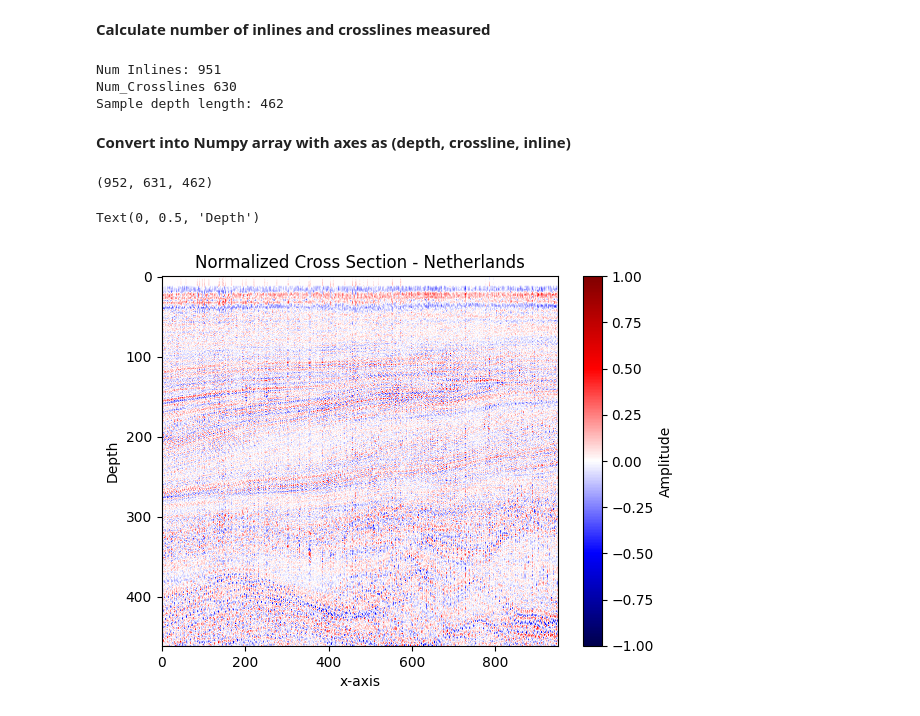
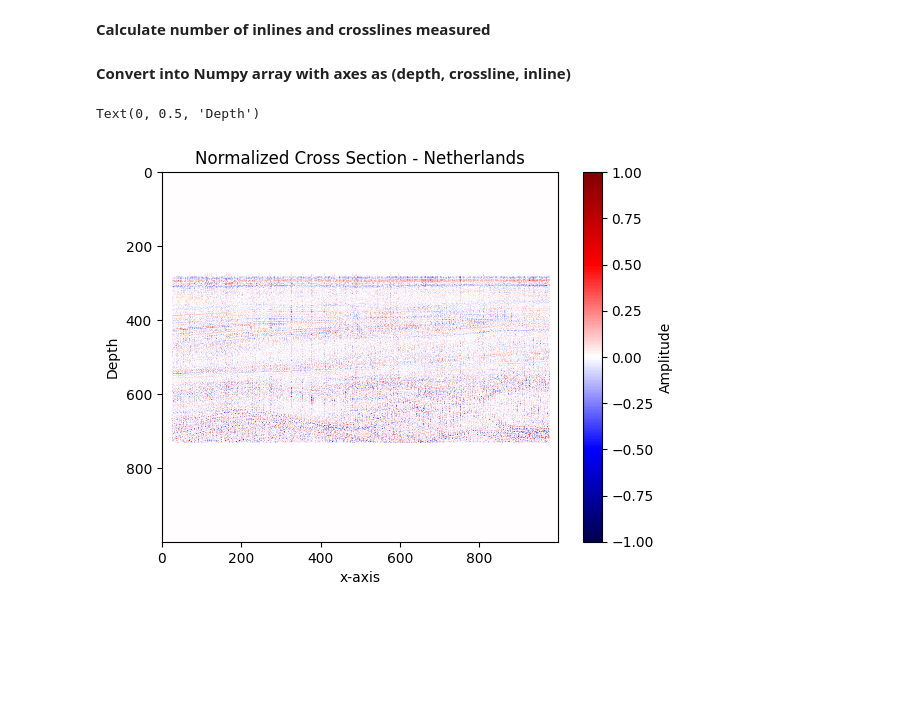
Before and after one commit to crbuch/SeismicML, a Jupyter notebook: main.ipynb, the cells around one changed output. Cells and saved outputs as stored; diff of their text form; code cells hidden in the pictures; blank space fills up the shorter version.

```diff
--- a/main.ipynb
+++ b/main.ipynb
@@ -18,7 +19,12 @@ Torch with CUDA is enabled
 # %% [markdown]
 **Replace SGY_PATH with the path to the SEGY file in the mounted google drive account**
 # %%
-SGY_PATH = "./SeismicData/Seismic_data.sgy"
-st = read(SGY_PATH, format="SEGY")
+SGY_PATH = "./SeismicData/Netherlands.sgy"
+
+stream = read(SGY_PATH, format="SEGY")
+
+for trace in stream:
+    trace.normalize()
+seismic_array = to3dArray(stream)
 # %% [markdown]
 **Normalize all amplitude values from -1 to 1 for model interpretation**
@@ -28,50 +31,21 @@ for tr in st:
 # %% [markdown]
 **Calculate number of inlines and crosslines measured**
-# %%
-inline_length = max(trace.stats.segy.trace_header.trace_sequence_number_within_line for trace in st)
-crossline_length = len(st) // (inline_length + 1)
-sample_depth_length = len(st[0].data)
-
-print("Num Inlines:", inline_length)
-print("Num_Crosslines", crossline_length)
-print("Sample depth length:", sample_depth_length)
-# %% [output]
-Num Inlines: 951
-Num_Crosslines 630
-Sample depth length: 462
 # %% [markdown]
 **Convert into Numpy array with axes as (depth, crossline, inline)**
-# %%
-seismic_3d_array = np.zeros(
-    (inline_length + 1, crossline_length + 1, sample_depth_length)
-)
-
-# Populate the 3D array
-for i, trace in enumerate(st):
-    inline = trace.stats.segy.trace_header.trace_sequence_number_within_line
-    crossline = i % (
-        crossline_length + 1
-    )  # Calculate crossline dynamically based on iteration
-    seismic_3d_array[inline, crossline, :] = trace.data
-
-print(seismic_3d_array.shape)
-# %% [output]
-(952, 631, 462)
 # %%
 #Now that the seismic data is converted into a 3d array, we can plot the first crossline
+from preprocessing import cropAndOrPad
 
-first_crossline = seismic_3d_array[:, 0, :]
+first_crossline = seismic_array[0]
+seismic_image = cropAndOrPad(first_crossline, (1000, 1000))
 
-seismic_image = np.flipud(np.rot90(first_crossline))
-
-# Plot the normalized crossline
 plt.imshow(seismic_image, cmap="seismic", aspect="auto")
 plt.colorbar(label="Amplitude")
 plt.title("Normalized Cross Section - Netherlands")
 plt.xlabel("x-axis")
 plt.ylabel("Depth")
 # %% [output]
 Text(0, 0.5, 'Depth')
-[figure, old version]
+[figure, new version]
 # %%
 import torch.nn as nn
```
Also changed, not shown: parts of 3 cells of this notebook, 3 other files.
